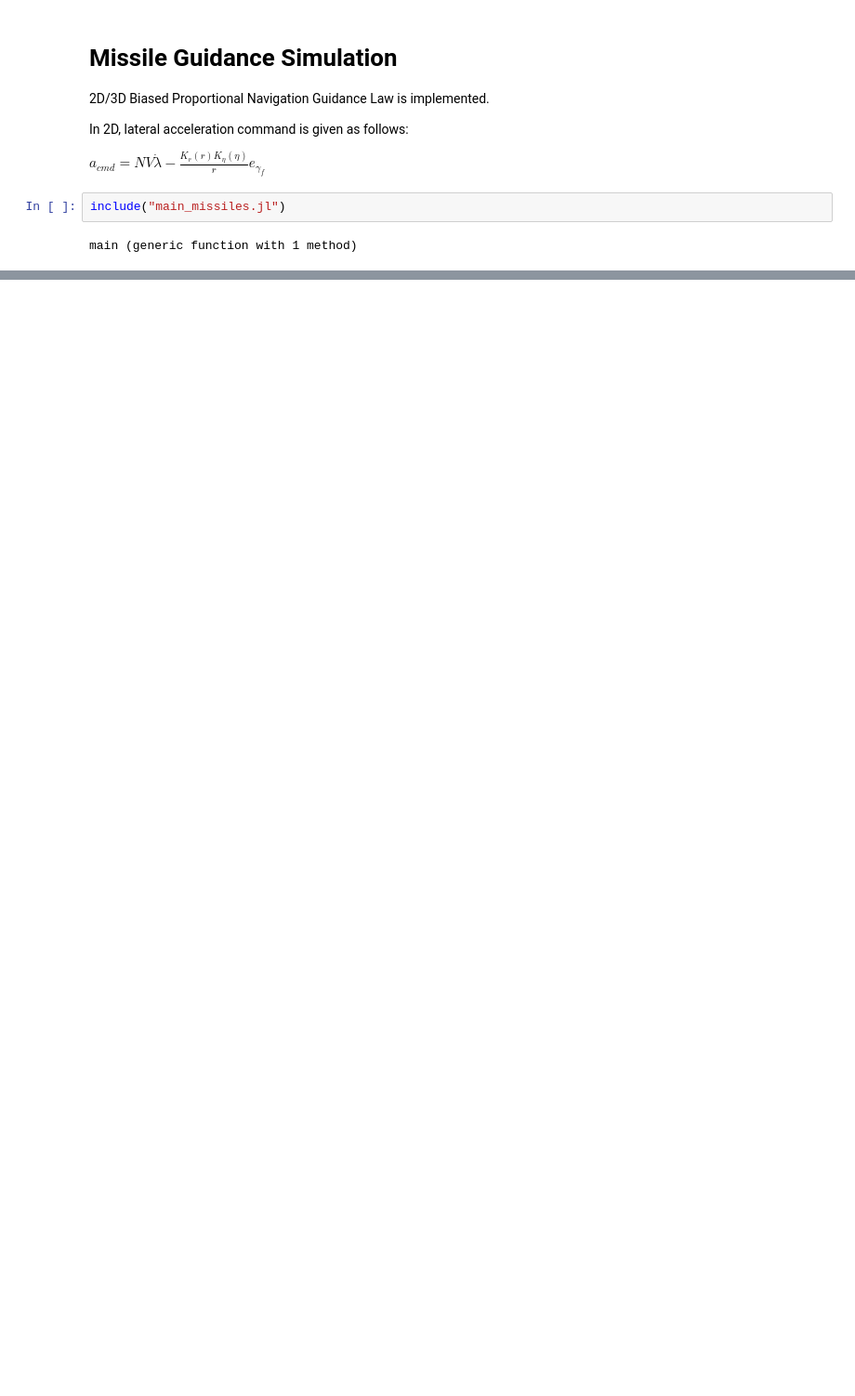
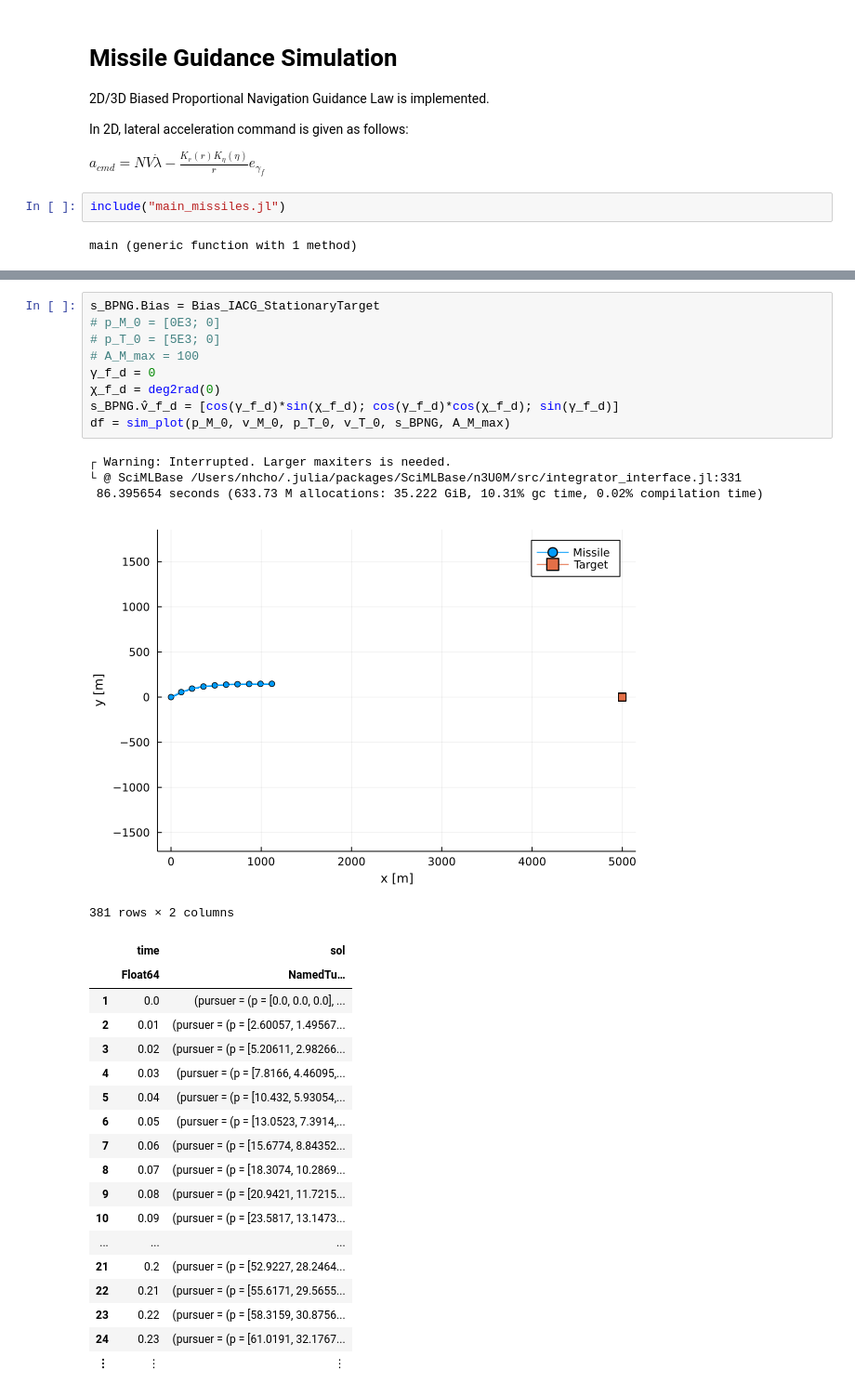
Before and after one commit to nhcho91/FlightGNC.jl, a Jupyter notebook: main/Jupyter_missiles.ipynb, the cells around one changed output, grey strips where cells are left out. Shown: that part at 93% size. Cells and saved outputs as stored; diff of their text form; blank space fills up the shorter version.

```diff
--- a/main/Jupyter_missiles.ipynb
+++ b/main/Jupyter_missiles.ipynb
@@ -20,0 +23,33 @@ sim_plot(N,3, α, deg2rad(100), χ_f_d, σ_M_lim, s_Bias)
+# %%
+s_BPNG.Bias = Bias_IACG_StationaryTarget
+# p_M_0 = [0E3; 0]
+# p_T_0 = [5E3; 0]
+# A_M_max = 100
+γ_f_d = 0
+χ_f_d = deg2rad(0)
+s_BPNG.v̂_f_d = [cos(γ_f_d)*sin(χ_f_d); cos(γ_f_d)*cos(χ_f_d); sin(γ_f_d)]
+df = sim_plot(p_M_0, v_M_0, p_T_0, v_T_0, s_BPNG, A_M_max)
+# %% [output]
+┌ Warning: Interrupted. Larger maxiters is needed.
+└ @ SciMLBase /Users/nhcho/.julia/packages/SciMLBase/n3U0M/src/integrator_interface.jl:331
+ 86.395654 seconds (633.73 M allocations: 35.222 GiB, 10.31% gc time, 0.02% compilation time)
+[figure, added]
+381 rows × 2 columns
+|  | time | sol |
+|  | Float64 | NamedTu… |
+| 1 | 0.0 | (pursuer = (p = [0.0, 0.0, 0.0], ... |
+| 2 | 0.01 | (pursuer = (p = [2.60057, 1.49567... |
+| 3 | 0.02 | (pursuer = (p = [5.20611, 2.98266... |
+| 4 | 0.03 | (pursuer = (p = [7.8166, 4.46095,... |
+| 5 | 0.04 | (pursuer = (p = [10.432, 5.93054,... |
+| 6 | 0.05 | (pursuer = (p = [13.0523, 7.3914,... |
+| 7 | 0.06 | (pursuer = (p = [15.6774, 8.84352... |
+| 8 | 0.07 | (pursuer = (p = [18.3074, 10.2869... |
+| 9 | 0.08 | (pursuer = (p = [20.9421, 11.7215... |
+| 10 | 0.09 | (pursuer = (p = [23.5817, 13.1473... |
+| ... | ... | ... |
+| 21 | 0.2 | (pursuer = (p = [52.9227, 28.2464... |
+| 22 | 0.21 | (pursuer = (p = [55.6171, 29.5655... |
+| 23 | 0.22 | (pursuer = (p = [58.3159, 30.8756... |
+| 24 | 0.23 | (pursuer = (p = [61.0191, 32.1767... |
+| ⋮ | ⋮ | ⋮ |
```
Also changed, not shown: parts of 4 cells of this notebook, 11 other files.
